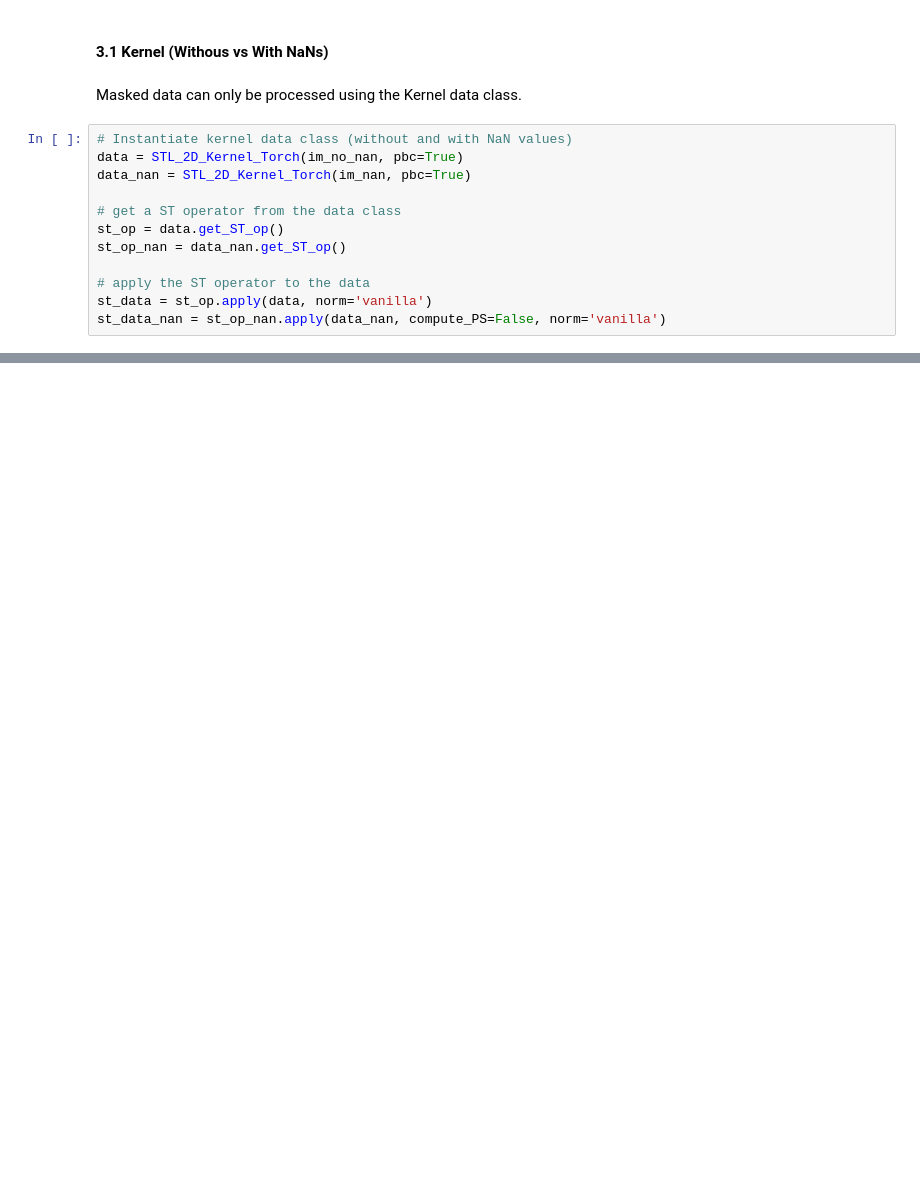
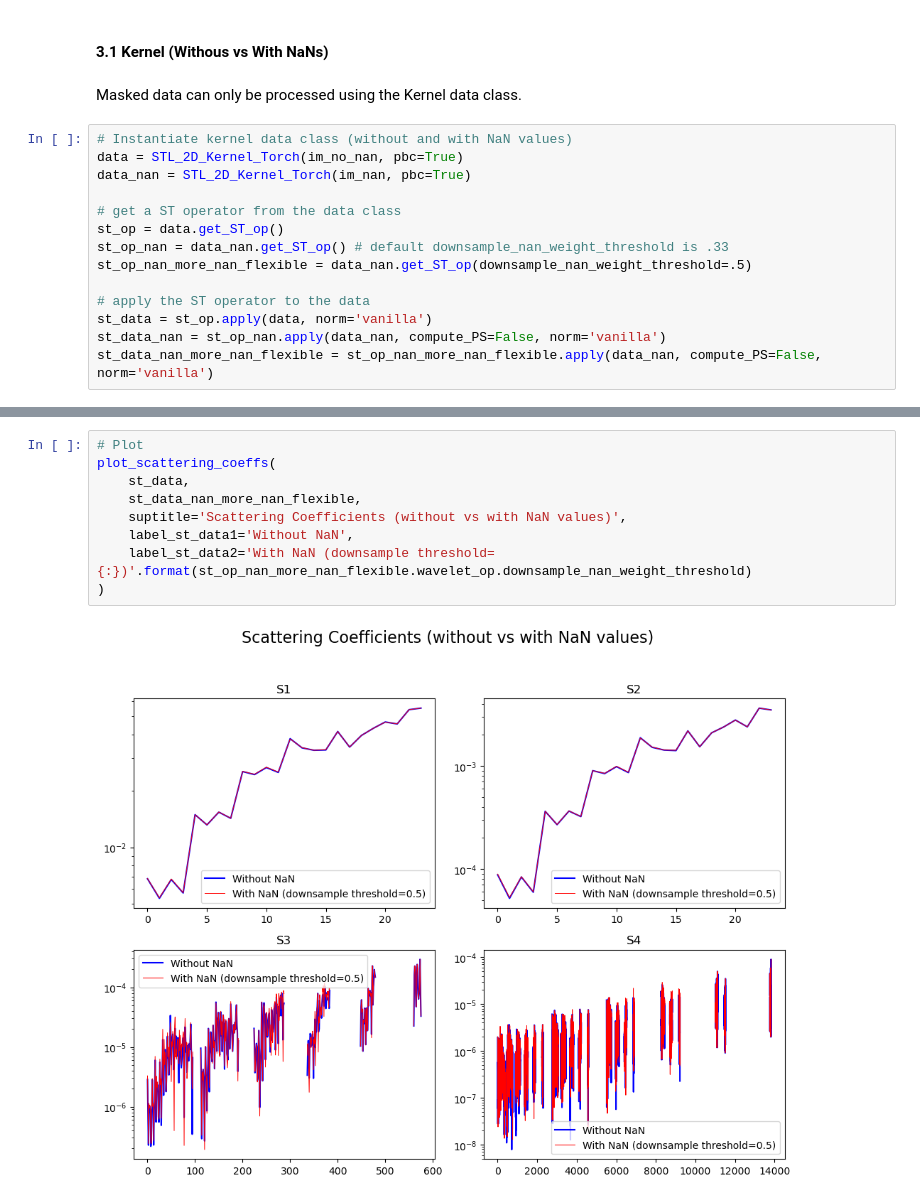
Before and after one commit to STL-Proj/STL-Dev, a Jupyter notebook: docs/user_notebook/scattering_stats.ipynb, the cells around one changed output, grey strips where cells are left out. Cells and saved outputs as stored; diff of their text form; blank space fills up the shorter version.

```diff
--- a/docs/user_notebook/scattering_stats.ipynb
+++ b/docs/user_notebook/scattering_stats.ipynb
@@ -341,8 +349,10 @@ data_nan = STL_2D_Kernel_Torch(im_nan, pbc=True)
 
 # get a ST operator from the data class
 st_op = data.get_ST_op()
-st_op_nan = data_nan.get_ST_op()
+st_op_nan = data_nan.get_ST_op() # default downsample_nan_weight_threshold is .33
+st_op_nan_more_nan_flexible = data_nan.get_ST_op(downsample_nan_weight_threshold=.5)
 
 # apply the ST operator to the data
 st_data = st_op.apply(data, norm='vanilla')
 st_data_nan = st_op_nan.apply(data_nan, compute_PS=False, norm='vanilla')
+st_data_nan_more_nan_flexible = st_op_nan_more_nan_flexible.apply(data_nan, compute_PS=False, norm='vanilla')
@@ -359,0 +373,11 @@ plot_scattering_coeffs(
+# %%
+# Plot
+plot_scattering_coeffs(
+    st_data,
+    st_data_nan_more_nan_flexible,
+    suptitle='Scattering Coefficients (without vs with NaN values)',
+    label_st_data1='Without NaN',
+    label_st_data2='With NaN (downsample threshold={:})'.format(st_op_nan_more_nan_flexible.wavelet_op.downsample_nan_weight_threshold)
+)
+# %% [output]
+[figure, added]
```
Also changed, not shown: parts of 9 cells of this notebook, 2 other files.
